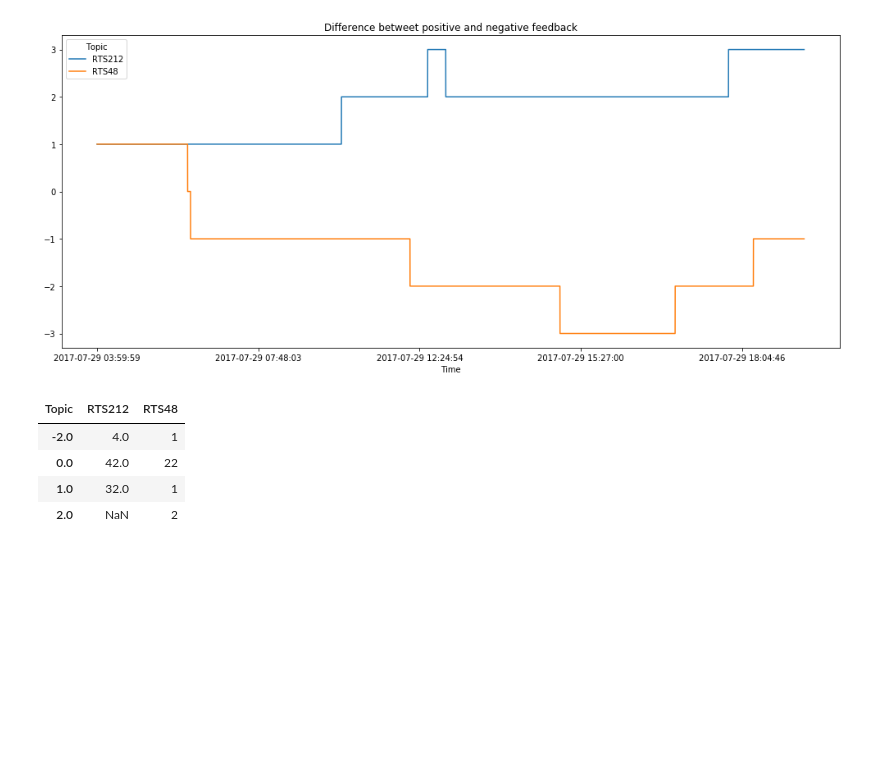
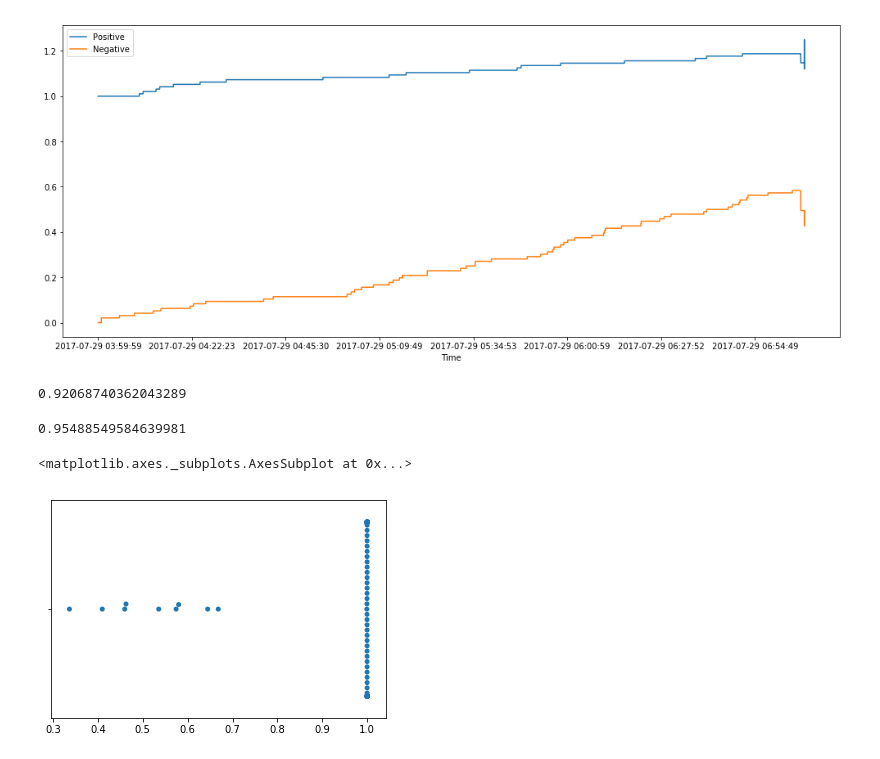
Before and after one commit to dimazest/flock, a Jupyter notebook: rocchio.ipynb, the cells around one changed output. Cells and saved outputs as stored; diff of their text form; code cells hidden in the pictures; blank space fills up the shorter version.

```diff
--- a/rocchio.ipynb
+++ b/rocchio.ipynb
@@ -106,23 +87,0 @@ point.sort_values(
-# %%
-(
-    (
-        point['Positive']
-        #point['retrieve'].cumsum()
-        - point['Negative']
-    )[topics]
-#     .rolling(1_000).mean()
-    .reset_index('tweet_id', drop=True).plot(
-        title='Difference betweet positive and negative feedback',
-        figsize=(17, 7),
-    )
-);
-# %% [output]
-[figure, removed]
-# %%
-point['Relevance'].apply(lambda c: c.value_counts()).dropna(axis='columns', how='all')
-# %% [output]
-| Topic | RTS212 | RTS48 |
-| -2.0 | 4.0 | 1 |
-| 0.0 | 42.0 | 22 |
-| 1.0 | 32.0 | 1 |
-| 2.0 | NaN | 2 |
@@ -138,0 +88,31 @@ distance_score = (
+# %%
+ax = (
+    pd.DataFrame(
+        {
+            'Positive': point['Positive'].mean(axis='columns'),
+            'Negative': point['Negative'].mean(axis='columns'),
+        }
+    )[['Positive', 'Negative']]
+    .reset_index('tweet_id', drop=True)
+#     .rolling(2_000).mean()
+    .plot(figsize=(17, 7),)
+)
+
+ax.figure.savefig('eval/RTS17/plots/feedback.pdf')
+# %% [output]
+[figure, added]
+# %%
+point['Distance to query'].stack().corr(point['Score'].stack(), method='spearman')
+# %% [output]
+0.92068740362043289
+# %%
+point['Score'].rank().corrwith(point['Distance to query'].rank()).sort_values(ascending=True).mean()
+# %% [output]
+0.95488549584639981
+# %%
+sns.swarmplot(
+    point['Score'].rank().corrwith(point['Distance to query'].rank()).sort_values(ascending=False)
+)
+# %% [output]
+<matplotlib.axes._subplots.AxesSubplot at 0x...>
+[figure, added]
```
Also changed, not shown: parts of 19 cells of this notebook.
